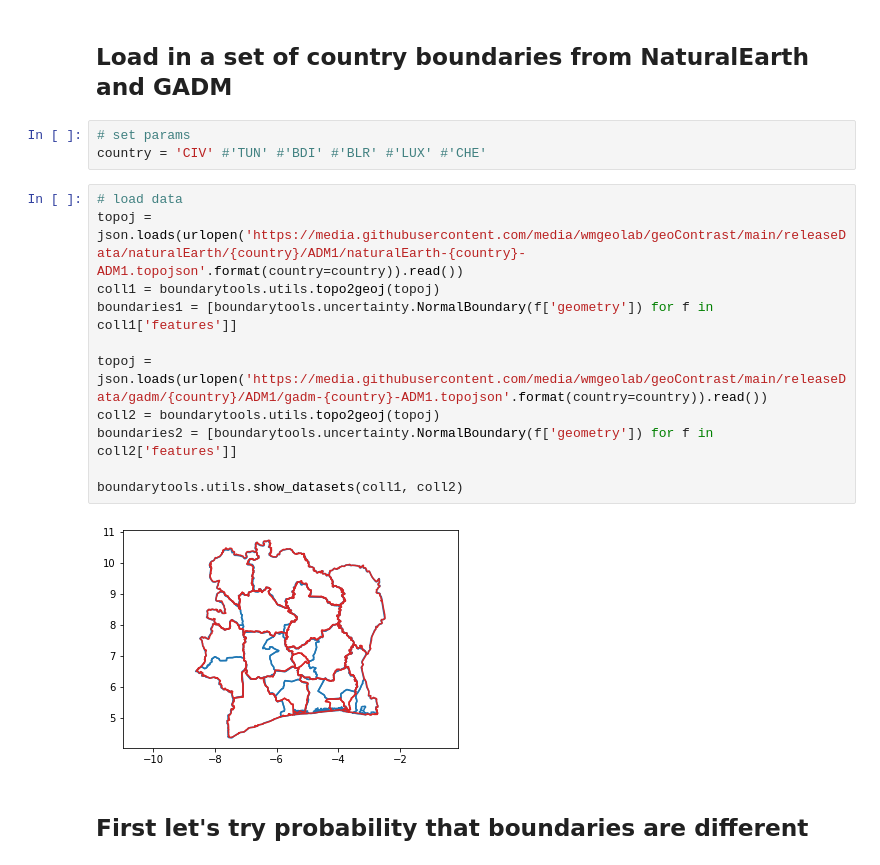
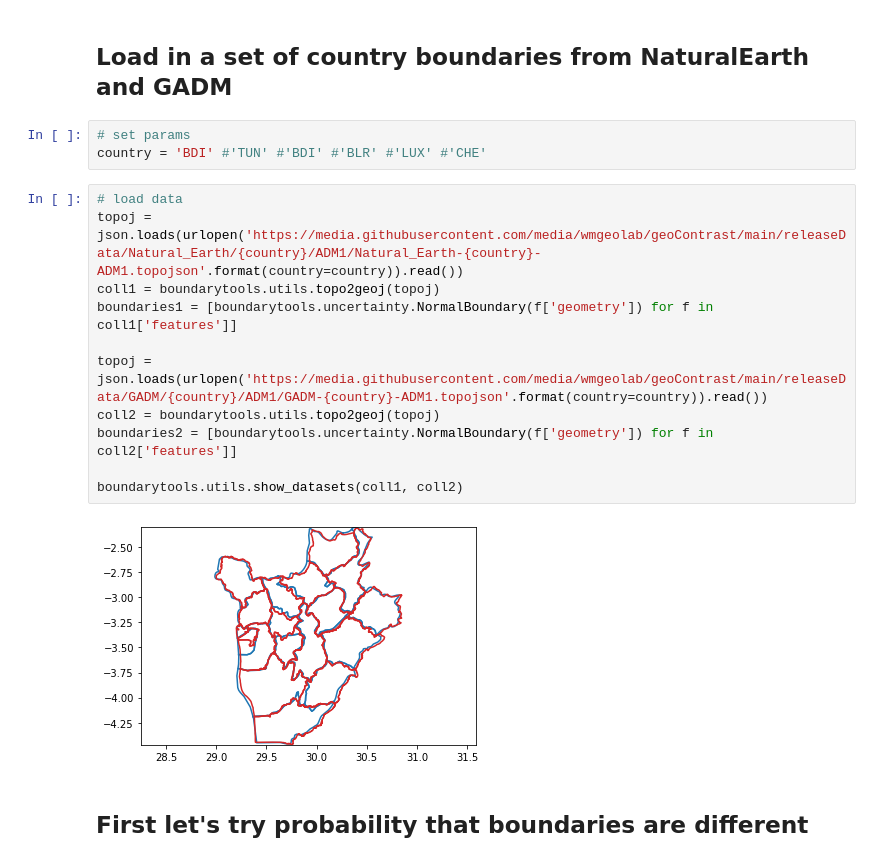
Before and after one commit to karimbahgat/boundaryCompare, a Jupyter notebook: country_source_comparison.ipynb, the cells around one changed output. Drawn from its saved outputs; the diff is of its cells as text.

```diff
--- a/country_source_comparison.ipynb
+++ b/country_source_comparison.ipynb
@@ -13,20 +13,20 @@ from urllib.request import urlopen
 ## Load in a set of country boundaries from NaturalEarth and GADM
 # %%
 # set params
-country = 'CIV' #'TUN' #'BDI' #'BLR' #'LUX' #'CHE'
+country = 'BDI' #'TUN' #'BDI' #'BLR' #'LUX' #'CHE'
 # %%
 # load data
-topoj = json.loads(urlopen('https://media.githubusercontent.com/media/wmgeolab/geoContrast/main/releaseData/naturalEarth/{country}/ADM1/naturalEarth-{country}-ADM1.topojson'.format(country=country)).read())
+topoj = json.loads(urlopen('https://media.githubusercontent.com/media/wmgeolab/geoContrast/main/releaseData/Natural_Earth/{country}/ADM1/Natural_Earth-{country}-ADM1.topojson'.format(country=country)).read())
 coll1 = boundarytools.utils.topo2geoj(topoj)
 boundaries1 = [boundarytools.uncertainty.NormalBoundary(f['geometry']) for f in coll1['features']]
 
-topoj = json.loads(urlopen('https://media.githubusercontent.com/media/wmgeolab/geoContrast/main/releaseData/gadm/{country}/ADM1/gadm-{country}-ADM1.topojson'.format(country=country)).read())
+topoj = json.loads(urlopen('https://media.githubusercontent.com/media/wmgeolab/geoContrast/main/releaseData/GADM/{country}/ADM1/GADM-{country}-ADM1.topojson'.format(country=country)).read())
 coll2 = boundarytools.utils.topo2geoj(topoj)
 boundaries2 = [boundarytools.uncertainty.NormalBoundary(f['geometry']) for f in coll2['features']]
 
 boundarytools.utils.show_datasets(coll1, coll2)
 # %% [output]
-[figure, old version]
+[figure, new version]
 # %% [markdown]
 ## First let's try probability that boundaries are different
 # %%
```
Also changed, not shown: parts of 8 cells of this notebook, 5 other files.
